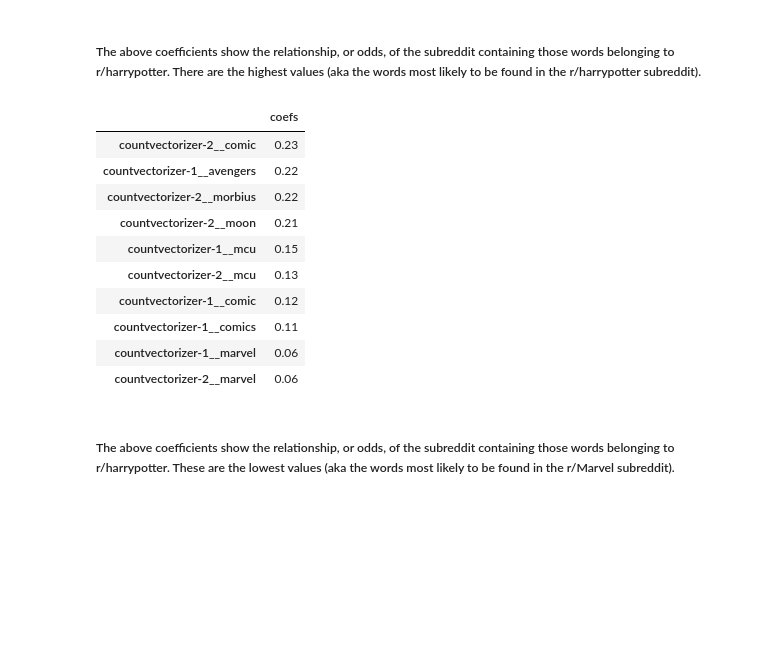
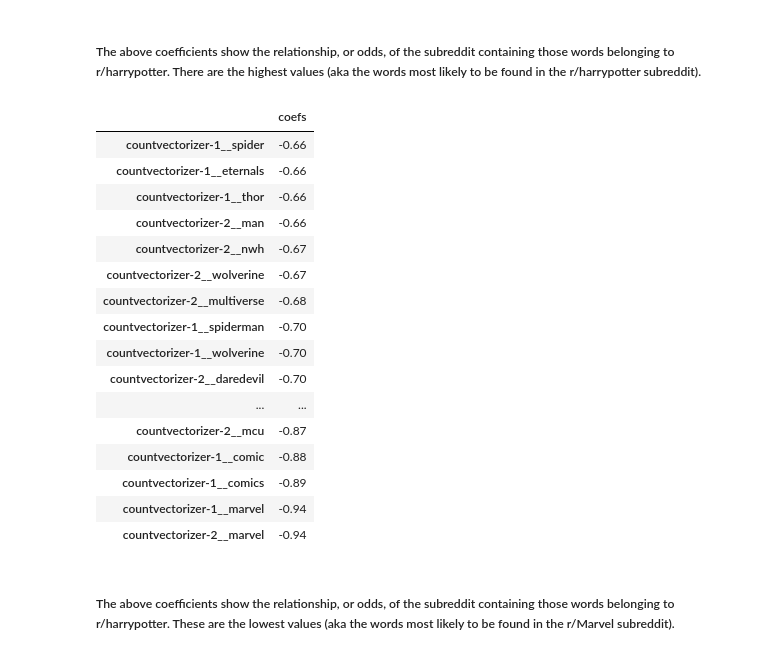
Before and after one commit to jpetersen626/reddit_classification_nlp, a Jupyter notebook: code/03_Modeling.ipynb, the cells around one changed output. Cells and saved outputs as stored; diff of their text form; code cells hidden in the pictures; blank space fills up the shorter version.

```diff
--- a/code/03_Modeling.ipynb
+++ b/code/03_Modeling.ipynb
@@ -126,5 +126,5 @@ countvectorizer-1__harry        2.175554
 countvectorizer-2__harry        2.222952
 Length: 16261, dtype: float64
 # %%
-coefs_df = pd.DataFrame(np.exp(model_coefs).sort_values(ascending=False), columns=['coefs'])
+coefs_df = pd.DataFrame(np.expm1(model_coefs).sort_values(ascending=False), columns=['coefs'])
 # %%
@@ -144,19 +150,25 @@ coefs_df.round(2).head(10)
 # %% [markdown]
 ##### The above coefficients show the relationship, or odds, of the subreddit containing those words belonging to r/harrypotter. There are the highest values (aka the words most likely to be found in the r/harrypotter subreddit).
 # %%
-coefs_df.round(2).tail(10)
+coefs_df.round(2).tail(30)
 # %% [output]
 |  | coefs |
-| countvectorizer-2__comic | 0.23 |
-| countvectorizer-1__avengers | 0.22 |
-| countvectorizer-2__morbius | 0.22 |
-| countvectorizer-2__moon | 0.21 |
-| countvectorizer-1__mcu | 0.15 |
-| countvectorizer-2__mcu | 0.13 |
-| countvectorizer-1__comic | 0.12 |
-| countvectorizer-1__comics | 0.11 |
-| countvectorizer-1__marvel | 0.06 |
-| countvectorizer-2__marvel | 0.06 |
+| countvectorizer-1__spider | -0.66 |
+| countvectorizer-1__eternals | -0.66 |
+| countvectorizer-1__thor | -0.66 |
+| countvectorizer-2__man | -0.66 |
+| countvectorizer-2__nwh | -0.67 |
+| countvectorizer-2__wolverine | -0.67 |
+| countvectorizer-2__multiverse | -0.68 |
+| countvectorizer-1__spiderman | -0.70 |
+| countvectorizer-1__wolverine | -0.70 |
+| countvectorizer-2__daredevil | -0.70 |
+| ... | ... |
+| countvectorizer-2__mcu | -0.87 |
+| countvectorizer-1__comic | -0.88 |
+| countvectorizer-1__comics | -0.89 |
+| countvectorizer-1__marvel | -0.94 |
+| countvectorizer-2__marvel | -0.94 |
 # %% [markdown]
 ##### The above coefficients show the relationship, or odds, of the subreddit containing those words belonging to r/harrypotter. These are the lowest values (aka the words most likely to be found in the r/Marvel subreddit).
 # %% [markdown]
```
Also changed, not shown: parts of 2 cells of this notebook, 2 other files.
